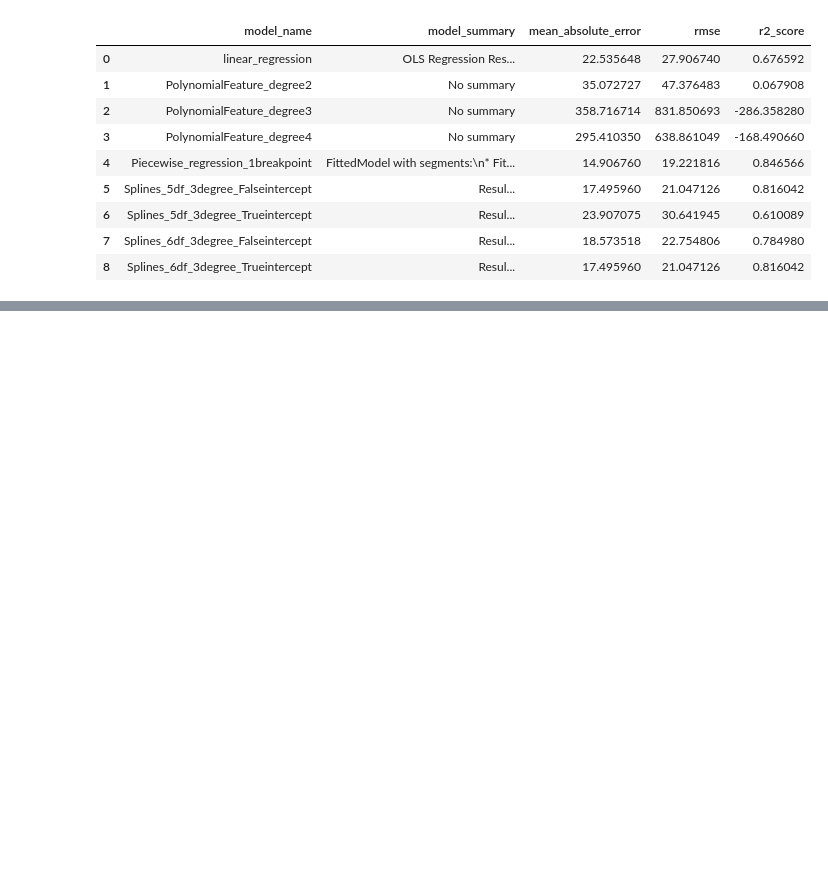
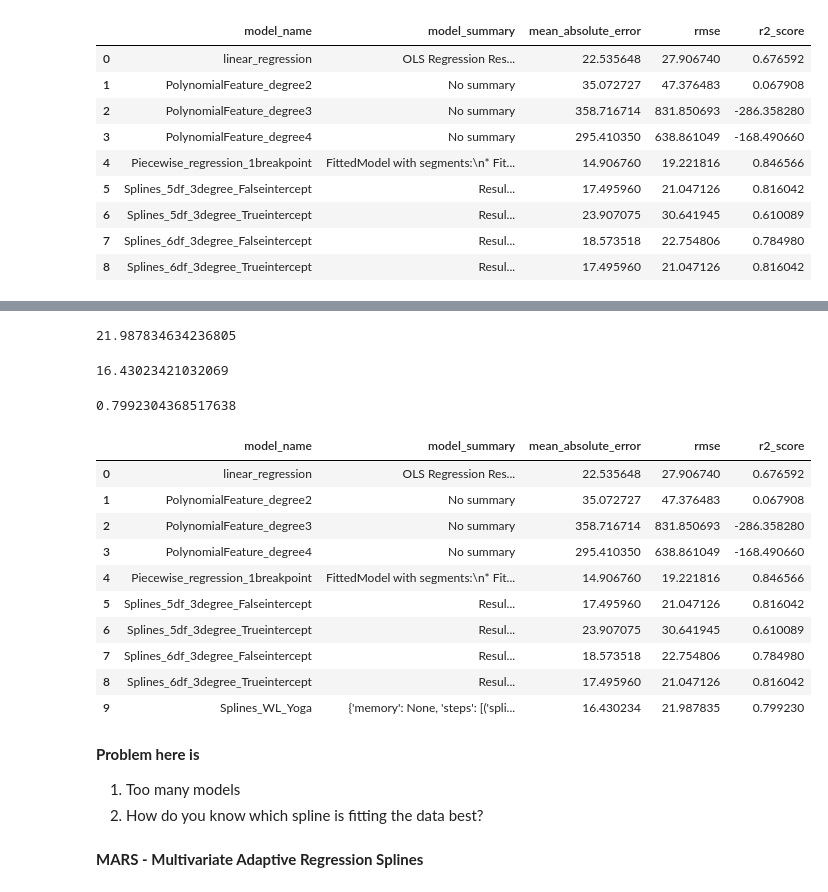
Before and after one commit to sk-aili/sports-analytics-2, a Jupyter notebook: lib/polynomial_regression.ipynb, the cells around one changed output, grey strips where cells are left out. Cells and saved outputs as stored; diff of their text form; code cells hidden in the pictures; blank space fills up the shorter version.

```diff
--- a/lib/polynomial_regression.ipynb
+++ b/lib/polynomial_regression.ipynb
@@ -1706,0 +1849,3 @@ metrics_df
+# %%
+y_pred = spline_model.predict(test[['WL', 'Yoga']])
+y_pred
@@ -1706,0 +1861,39 @@ metrics_df
+# %%
+rmse = np.sqrt(mean_squared_error(y_test, y_pred))
+rmse
+# %% [output]
+21.987834634236805
+# %%
+mae = mean_absolute_error(y_test, y_pred)
+mae
+# %% [output]
+16.43023421032069
+# %%
+r2 = r2_score(y_test, y_pred)
+r2
+# %% [output]
+0.7992304368517638
+# %%
+# append the Piecewise_regression_1breakpoint results to metrics_df
+d = {'model_name': 'Splines_WL_Yoga', 'model_summary': spline_model.get_params(), 'mean_absolute_error': mean_absolute_error(y_test, y_pred), 'rmse': np.sqrt(mean_squared_error(y_test, y_pred)), 'r2_score': metrics.r2_score(y_test, y_pred)}
+
+metrics_df = metrics_df.append(d, ignore_index=True)
+metrics_df
+# %% [output]
+|  | model_name | model_summary | mean_absolute_error | rmse | r2_score |
+| 0 | linear_regression | OLS Regression Res... | 22.535648 | 27.906740 | 0.676592 |
+| 1 | PolynomialFeature_degree2 | No summary | 35.072727 | 47.376483 | 0.067908 |
+| 2 | PolynomialFeature_degree3 | No summary | 358.716714 | 831.850693 | -286.358280 |
+| 3 | PolynomialFeature_degree4 | No summary | 295.410350 | 638.861049 | -168.490660 |
+| 4 | Piecewise_regression_1breakpoint | FittedModel with segments:\n* Fit... | 14.906760 | 19.221816 | 0.846566 |
+| 5 | Splines_5df_3degree_Falseintercept | Resul... | 17.495960 | 21.047126 | 0.816042 |
+| 6 | Splines_5df_3degree_Trueintercept | Resul... | 23.907075 | 30.641945 | 0.610089 |
+| 7 | Splines_6df_3degree_Falseintercept | Resul... | 18.573518 | 22.754806 | 0.784980 |
+| 8 | Splines_6df_3degree_Trueintercept | Resul... | 17.495960 | 21.047126 | 0.816042 |
+| 9 | Splines_WL_Yoga | {'memory': None, 'steps': [('spli... | 16.430234 | 21.987835 | 0.799230 |
+# %% [markdown]
+**Problem here is**
+1. Too many models
+2. How do you know which spline is fitting the data best?
+# %% [markdown]
+**MARS - Multivariate Adaptive Regression Splines**
```
Also changed, not shown: parts of 18 cells of this notebook, 3 other files.
